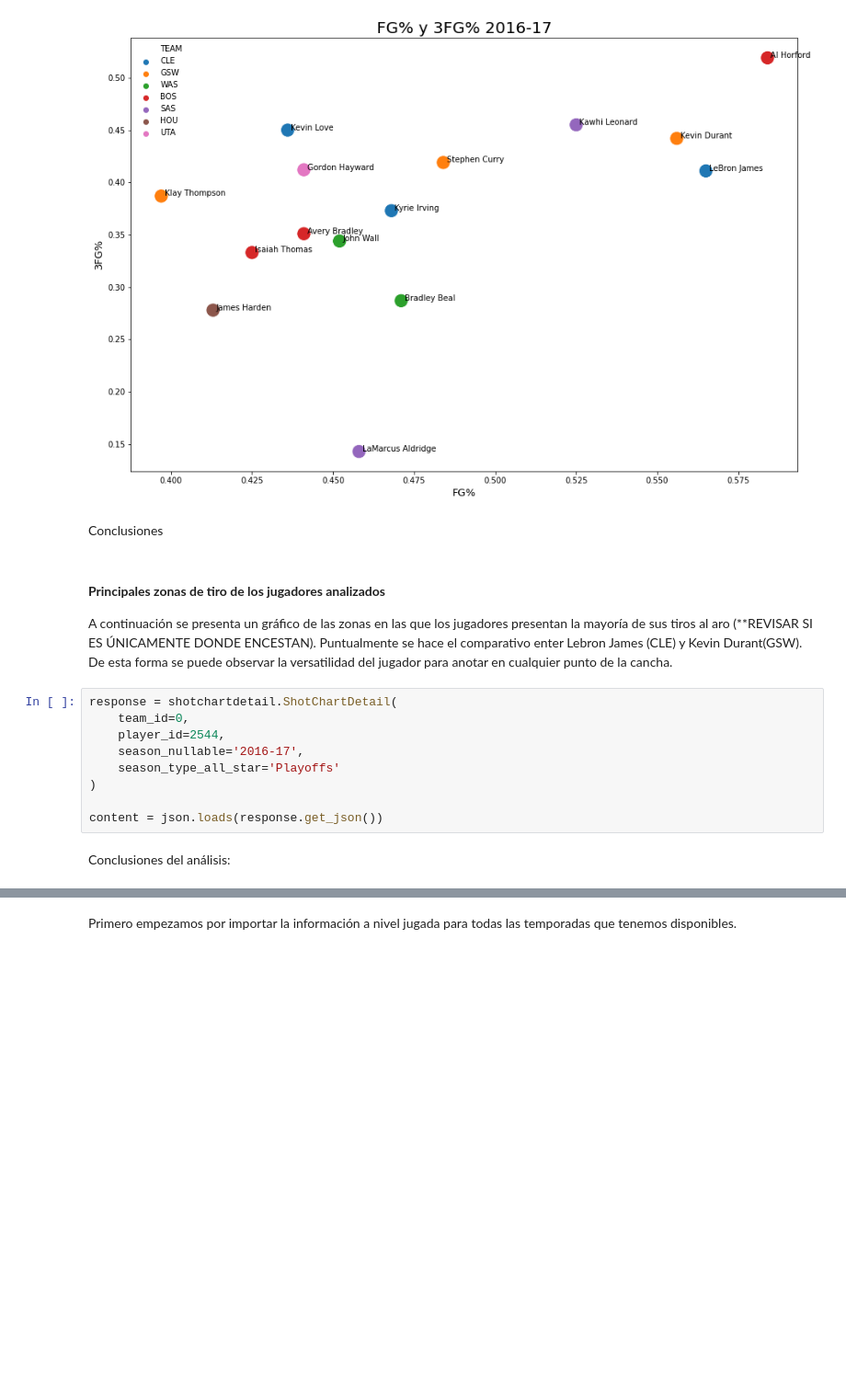
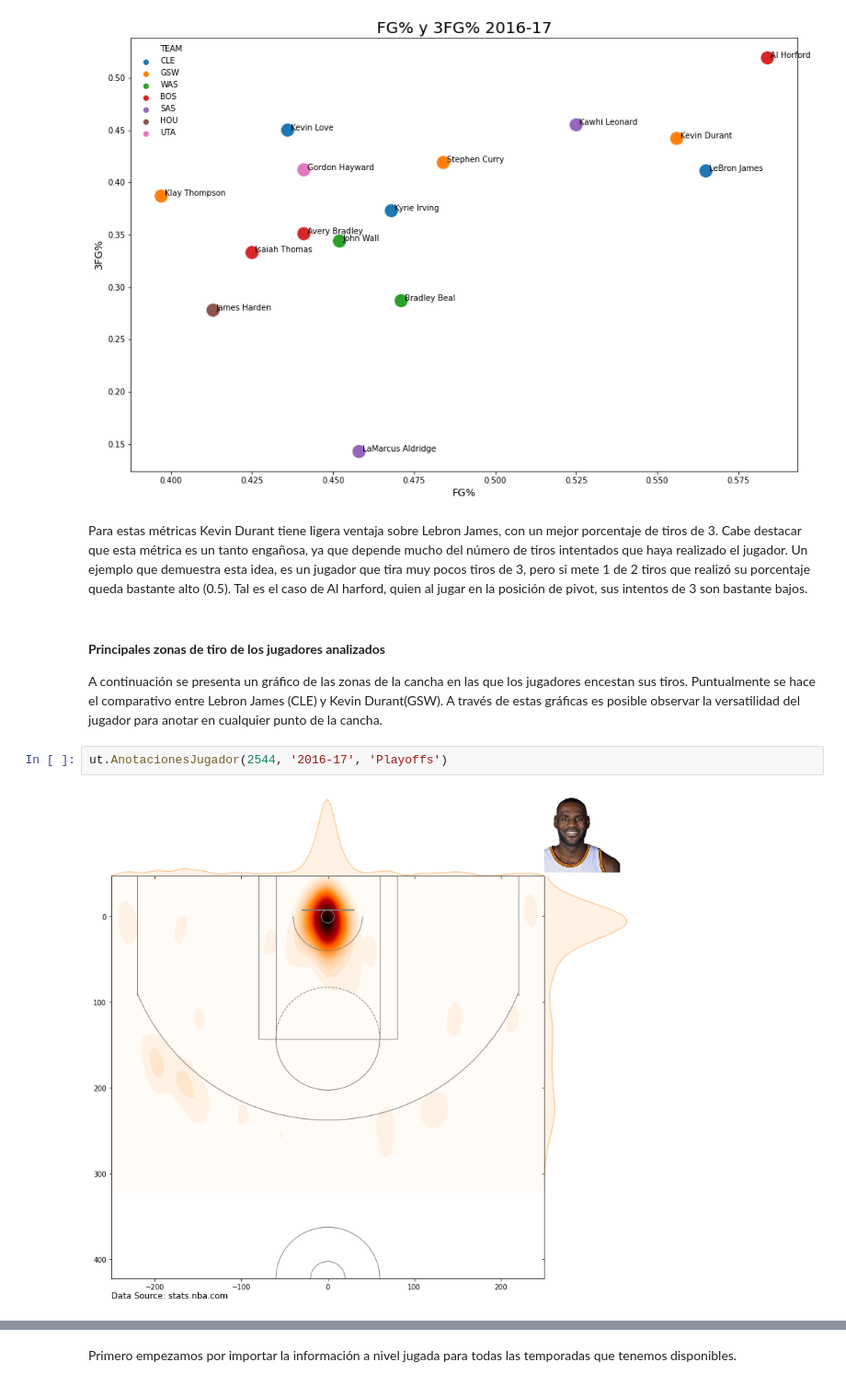
Before and after one commit to Millan13/Moneyball-NBA, a Jupyter notebook: Notebooks/Trabajo_Final_Metodos_Analiticos.ipynb, the cells around one changed output, grey strips where cells are left out. Shown at 92% size. Cells and saved outputs as stored; diff of their text form; blank space fills up the shorter version.

```diff
--- a/Notebooks/Trabajo_Final_Metodos_Analiticos.ipynb
+++ b/Notebooks/Trabajo_Final_Metodos_Analiticos.ipynb
@@ -93,19 +93,12 @@ Otra de las estadisticas interesantes que se utilizan mucho en la NBA es el porc
 ut.grafica_FG(df)
 # %% [output]
 [figure]
-# %% [markdown]
-Conclusiones
+# %% [markdown]
+Para estas métricas Kevin Durant tiene ligera ventaja sobre Lebron James, con un mejor porcentaje de tiros de 3. Cabe destacar que esta métrica es un tanto engañosa, ya que depende mucho del número de tiros intentados que haya realizado el jugador. Un ejemplo que demuestra esta idea, es un jugador que tira muy pocos tiros de 3, pero si mete 1 de 2 tiros que realizó su porcentaje queda bastante alto (0.5). Tal es el caso de Al harford, quien al jugar en la posición de pivot, sus intentos de 3 son bastante bajos.
 # %% [markdown]
 #### **Principales zonas de tiro de los jugadores analizados**
-A continuación se presenta un gráfico de las zonas en las que los jugadores presentan la mayoría de sus tiros al aro (**REVISAR SI ES ÚNICAMENTE DONDE ENCESTAN). Puntualmente se hace el comparativo enter Lebron James (CLE) y Kevin Durant(GSW). De esta forma se puede observar la versatilidad del jugador para anotar en cualquier punto de la cancha.
+A continuación se presenta un gráfico de las zonas de la cancha en las que los jugadores encestan sus tiros. Puntualmente se hace el comparativo entre Lebron James (CLE) y Kevin Durant(GSW). A través de estas gráficas es posible observar la versatilidad del jugador para anotar en cualquier punto de la cancha.
-# %%
-response = shotchartdetail.ShotChartDetail(
-    team_id=0,
-    player_id=2544,
-    season_nullable='2016-17',
-    season_type_all_star='Playoffs'
-)
-
-content = json.loads(response.get_json())
-# %% [markdown]
-Conclusiones del análisis:
+# %%
+ut.AnotacionesJugador(2544, '2016-17', 'Playoffs')
+# %% [output]
+[figure, added]
```
Also changed, not shown: parts of 33 cells of this notebook.
